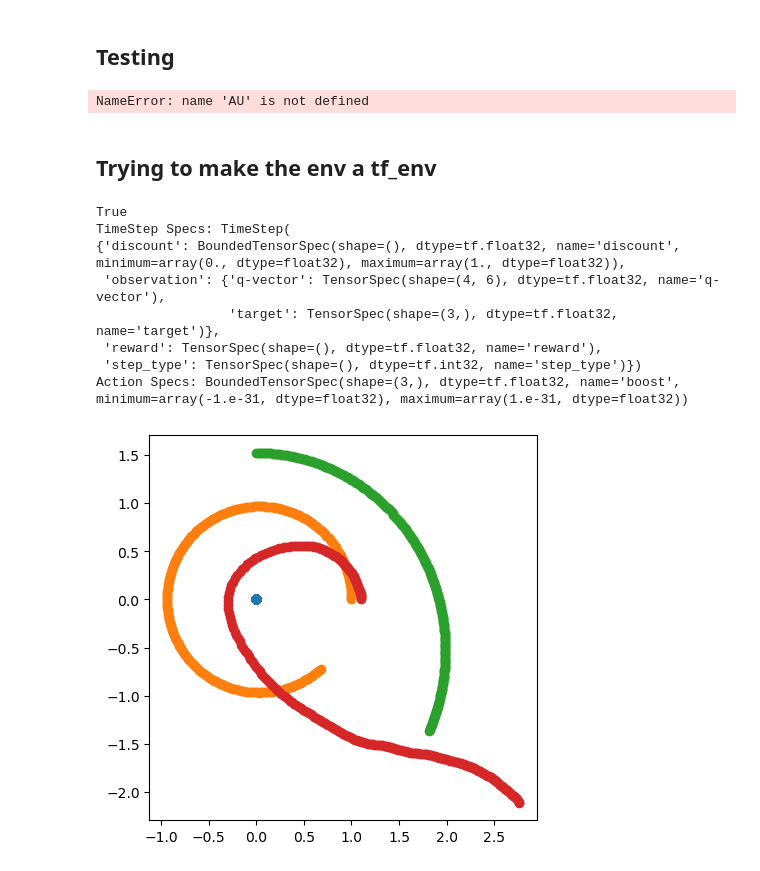
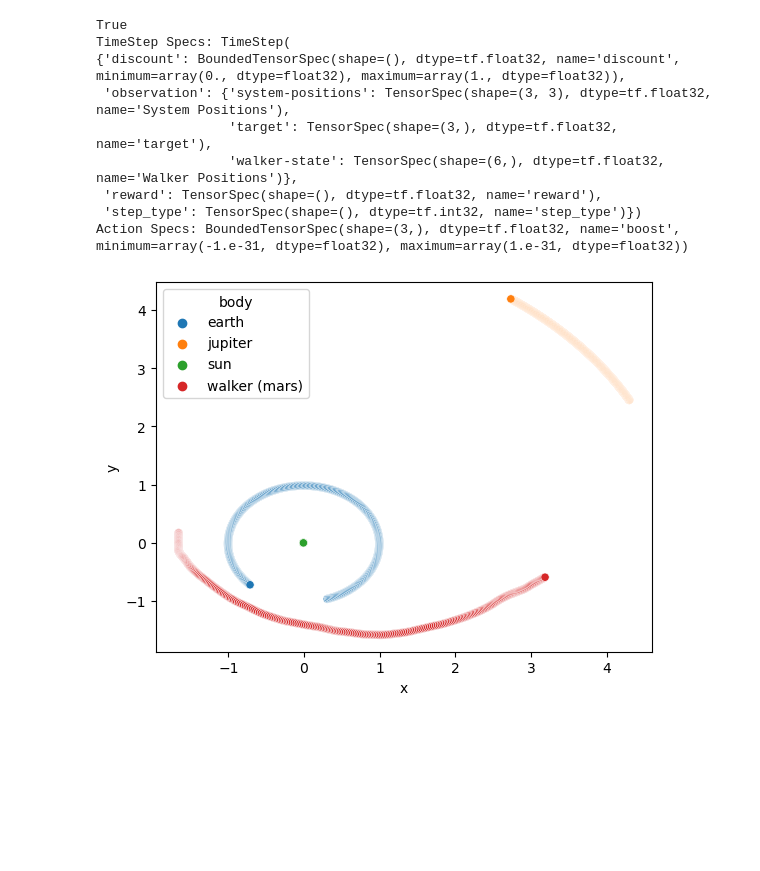
Before and after one commit to JannisZeller/stellarflow, a Jupyter notebook: reinforcment-learning/env-tests.ipynb, the cells around one changed output. Saved outputs shown, nothing was run; the diff lists cells and outputs as text; code cells hidden in the pictures; blank space fills up the shorter version.

```diff
--- a/reinforcment-learning/env-tests.ipynb
+++ b/reinforcment-learning/env-tests.ipynb
@@ -45,25 +49,10 @@ from tf_agents.environments import suite_gym
 from tf_agents.trajectories import time_step as ts
-# %% [markdown]
-## Testing
-# %%
-X = np.array([
-    [0., 0.,    0.], # Sun
-    [1., 0.,    0.], # Earth
-    [0., 1.524, 0.]  # Mars
-])
-
-V = np.array([
-    [0.,           0., 0.],  # Sun
-    [0., 29290./AU*ED, 0.],  # Earth
-    [27070./AU*ED, 0., 0.],  # Mars
-])
-
-M = np.array([
-    1.,                # Sun
-    3.0025e-6,         # Earth
-    0.107 * 3.0025e-6  # Mars
-])
-# %% [output]
-NameError: name 'AU' is not defined
-# %% [markdown]
-## Trying to make the env a tf_env
+# %%
+walker_name = "mars"
+walker_position = src.cartesians_to_array(src.get_cartesian_positions([walker_name], time))
+walker_velocity = src.cartesians_to_array(src.get_cartesian_velocities([walker_name], time))
+
+system = src.SunSystem(["earth", "jupiter"])
+walker = src.Walker(walker_position, walker_velocity, system, mass=1e-28, name=f"walker ({walker_name})")
+solver = src.equations_of_motion_solver_factory("rk4")
+target = tf.constant([2., 2., 2.], dtype=tf.float32)
@@ -70,6 +62,4 @@ NameError: name 'AU' is not defined
 # %%
-SEM_system = nBodySystem(X, V, M)
-env = stellarEnv(mass=1e-28, initial_location=[1.1, 0., 0.], initial_velocity=[0., 0.01, 0.], target_point=[2., 0., 0.], stfSystem=SEM_system)
 tf_env = tf_py_environment.TFPyEnvironment(env)
 print(isinstance(tf_env, tf_environment.TFEnvironment))
 print("TimeStep Specs:", tf_env.time_step_spec())
@@ -78,8 +68,9 @@ print("Action Specs:", tf_env.action_spec())
 True
 TimeStep Specs: TimeStep(
 {'discount': BoundedTensorSpec(shape=(), dtype=tf.float32, name='discount', minimum=array(0., dtype=float32), maximum=array(1., dtype=float32)),
- 'observation': {'q-vector': TensorSpec(shape=(4, 6), dtype=tf.float32, name='q-vector'),
-                 'target': TensorSpec(shape=(3,), dtype=tf.float32, name='target')},
+ 'observation': {'system-positions': TensorSpec(shape=(3, 3), dtype=tf.float32, name='System Positions'),
+                 'target': TensorSpec(shape=(3,), dtype=tf.float32, name='target'),
+                 'walker-state': TensorSpec(shape=(6,), dtype=tf.float32, name='Walker Positions')},
  'reward': TensorSpec(shape=(), dtype=tf.float32, name='reward'),
  'step_type': TensorSpec(shape=(), dtype=tf.int32, name='step_type')})
 Action Specs: BoundedTensorSpec(shape=(3,), dtype=tf.float32, name='boost', minimum=array(-1.e-31, dtype=float32), maximum=array(1.e-31, dtype=float32))
@@ -98,7 +89,8 @@ time_step = tf_env._reset()
 for _ in range(300):
     action = rand_tf_policy.action(time_step).action
     time_step = tf_env._step([action])
-# %%
-SEM_system.plot_history_2d()
-# %% [output]
-[figure, removed]
+# %%
+plotter = src.Plotter(system=system, walker=walker)
+plotter.draw()
+# %% [output]
+[figure, added]
```
Also changed, not shown: parts of 16 cells of this notebook, 10 other files.
